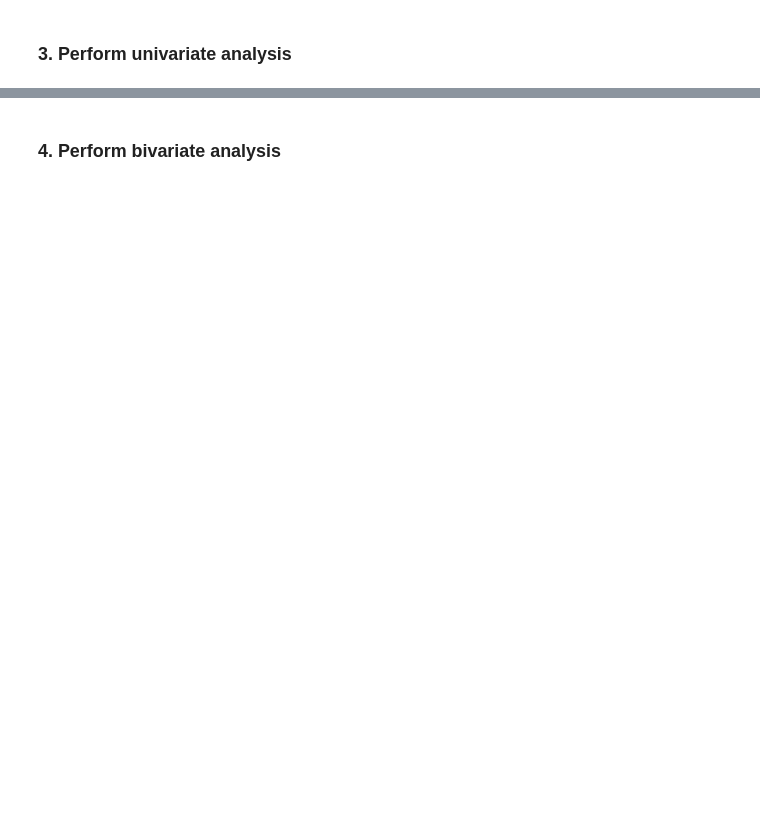
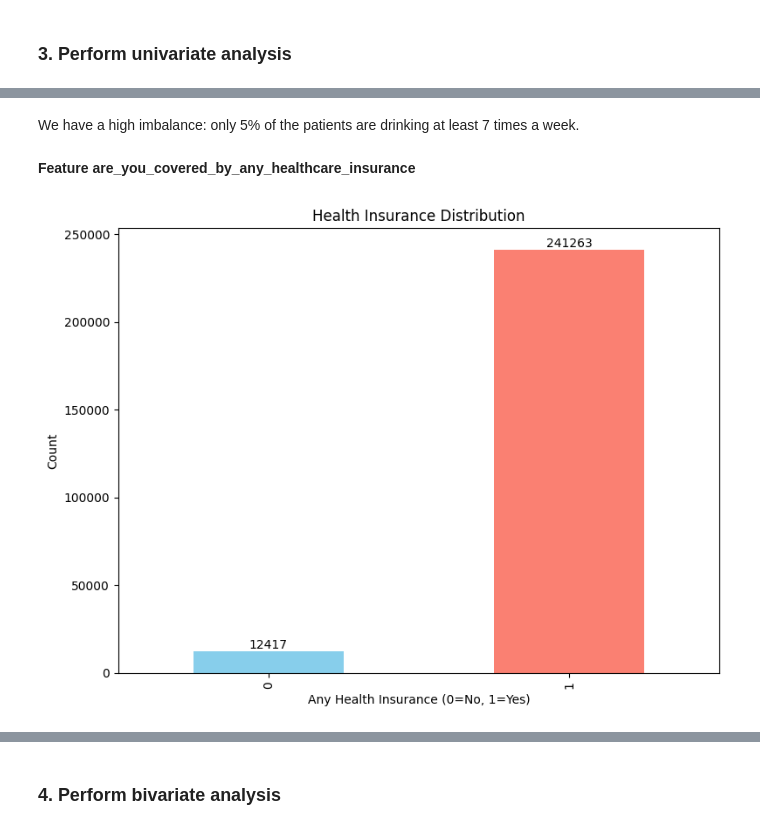
Before and after one commit to p-f-a-h-acouetey/brfss-diabetes-surveys, a Jupyter notebook: notebooks/us-pr-diabetes-trends-2000-2014.ipynb, the cells around one changed output, grey strips where cells are left out. Cells and saved outputs as stored; diff of their text form; code cells hidden in the pictures; blank space fills up the shorter version.

```diff
--- a/notebooks/us-pr-diabetes-trends-2000-2014.ipynb
+++ b/notebooks/us-pr-diabetes-trends-2000-2014.ipynb
@@ -51,0 +151,23 @@ surveys_df.head()
+# %% [markdown]
+We have a high imbalance: only 5% of the patients are drinking at least 7 times a week.
+# %% [markdown]
+**Feature are_you_covered_by_any_healthcare_insurance**
+# %%
+ax = (
+    surveys_df["are_you_covered_by_any_healthcare_insurance"]
+    .value_counts()
+    .sort_index()
+    .plot(
+        kind="bar",
+        title="Health Insurance Distribution",
+        xlabel="Any Health Insurance (0=No, 1=Yes)",
+        ylabel="Count",
+        figsize=(8, 6),
+        color=["skyblue", "salmon"],
+    )
+)
+ax.bar_label(ax.containers[0])
+plt.tight_layout()
+plt.show()
+# %% [output]
+[figure, added]
```
Also changed, not shown: parts of 73 cells of this notebook.
